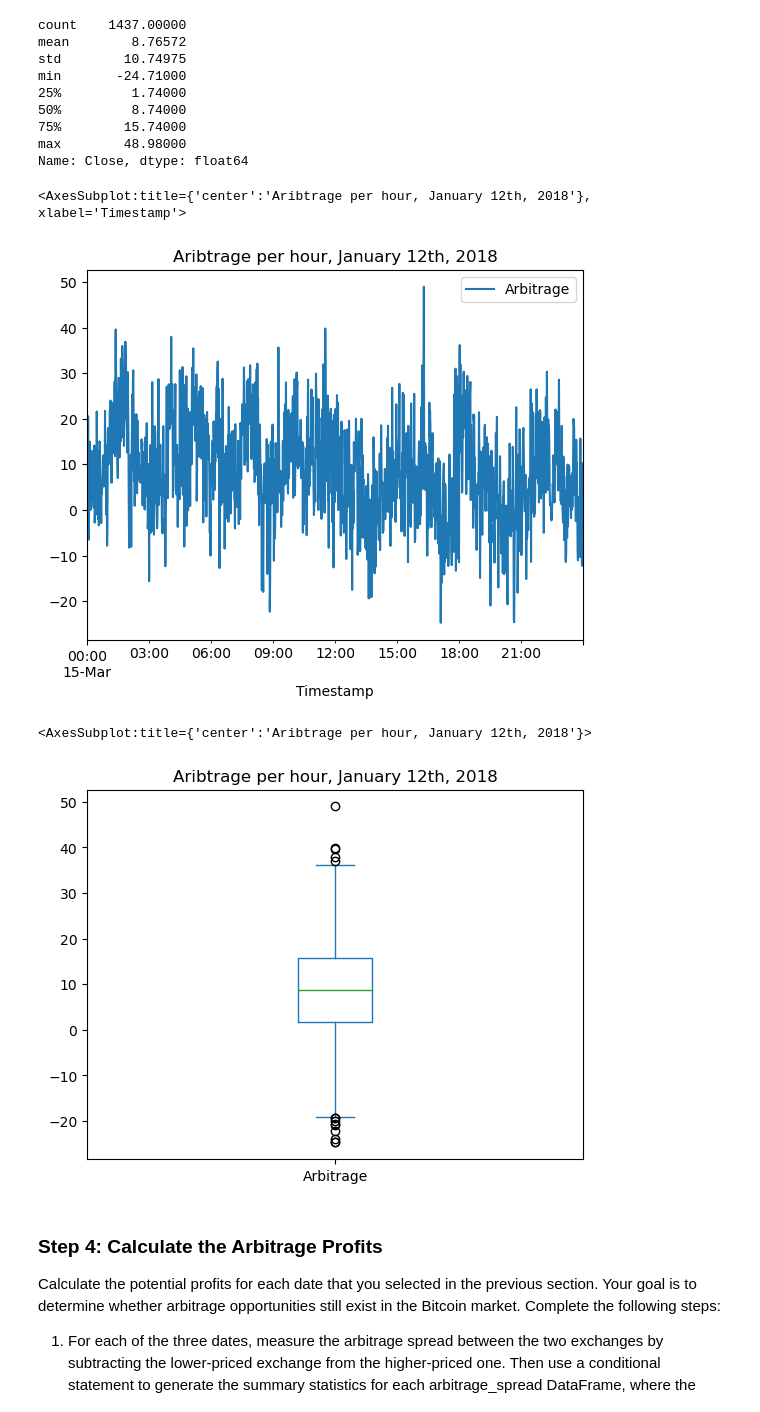
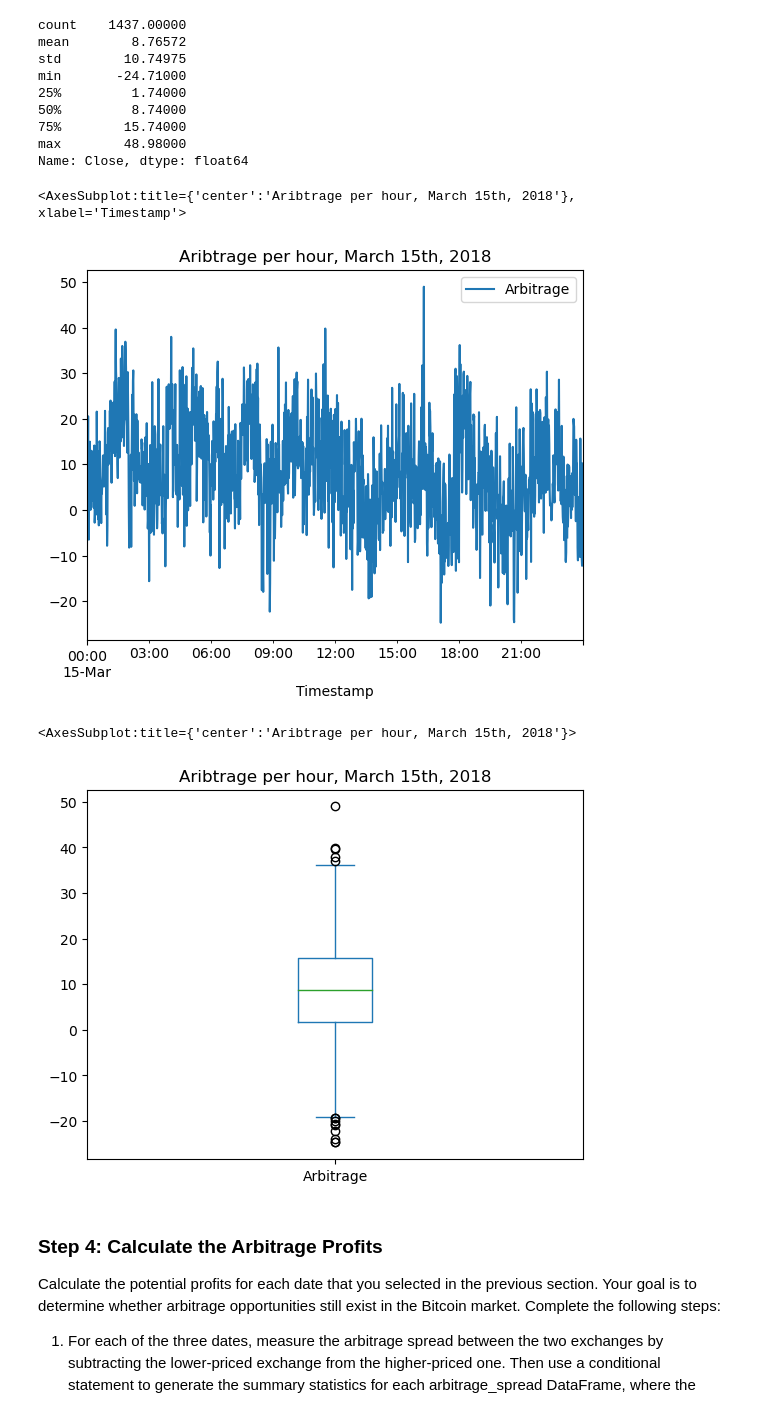
Before and after one commit to lumiroga/Fintech_Challenge3, a Jupyter notebook: crypto_arbitrage.ipynb, the cells around one changed output. Saved outputs shown, nothing was run; the diff lists cells and outputs as text; code cells hidden in the pictures.

```diff
--- a/crypto_arbitrage.ipynb
+++ b/crypto_arbitrage.ipynb
@@ -486,17 +486,17 @@ max        48.98000
 Name: Close, dtype: float64
 # %%
 #Line plot
-arbitrage_spread_late.plot(title="Aribtrage per hour, January 12th, 2018",legend=True, label="Arbitrage")
+arbitrage_spread_late.plot(title="Aribtrage per hour, March 15th, 2018",legend=True, label="Arbitrage")
 # %% [output]
-<AxesSubplot:title={'center':'Aribtrage per hour, January 12th, 2018'}, xlabel='Timestamp'>
+<AxesSubplot:title={'center':'Aribtrage per hour, March 15th, 2018'}, xlabel='Timestamp'>
-[figure, old version]
+[figure, new version]
 # %%
 # Visualize the arbitrage spread from late in the dataset in a box plot
 #Line plot
-arbitrage_spread_late.plot(kind="box",title="Aribtrage per hour, January 12th, 2018",legend=True, label="Arbitrage")
+arbitrage_spread_late.plot(kind="box",title="Aribtrage per hour, March 15th, 2018",legend=True, label="Arbitrage")
 # %% [output]
-<AxesSubplot:title={'center':'Aribtrage per hour, January 12th, 2018'}>
+<AxesSubplot:title={'center':'Aribtrage per hour, March 15th, 2018'}>
-[figure, old version]
+[figure, new version]
 # %% [markdown]
 ### Step 4: Calculate the Arbitrage Profits
 
```
Also changed, not shown: parts of 9 cells of this notebook.
